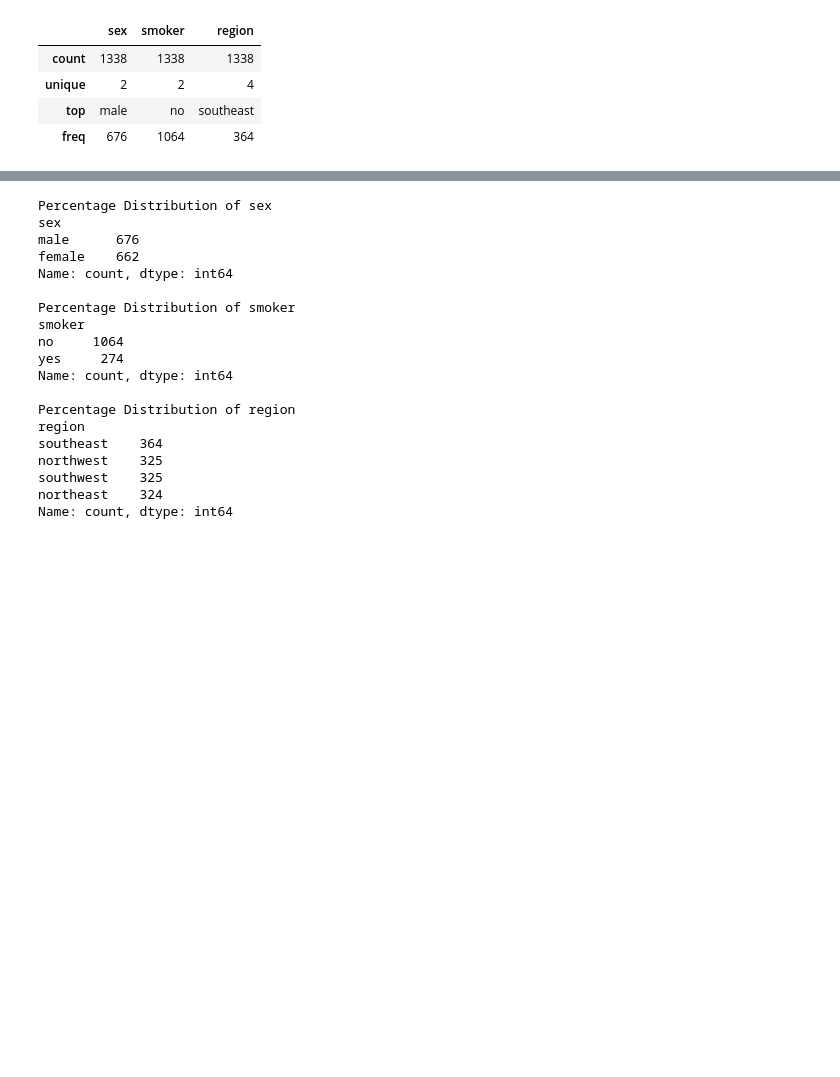
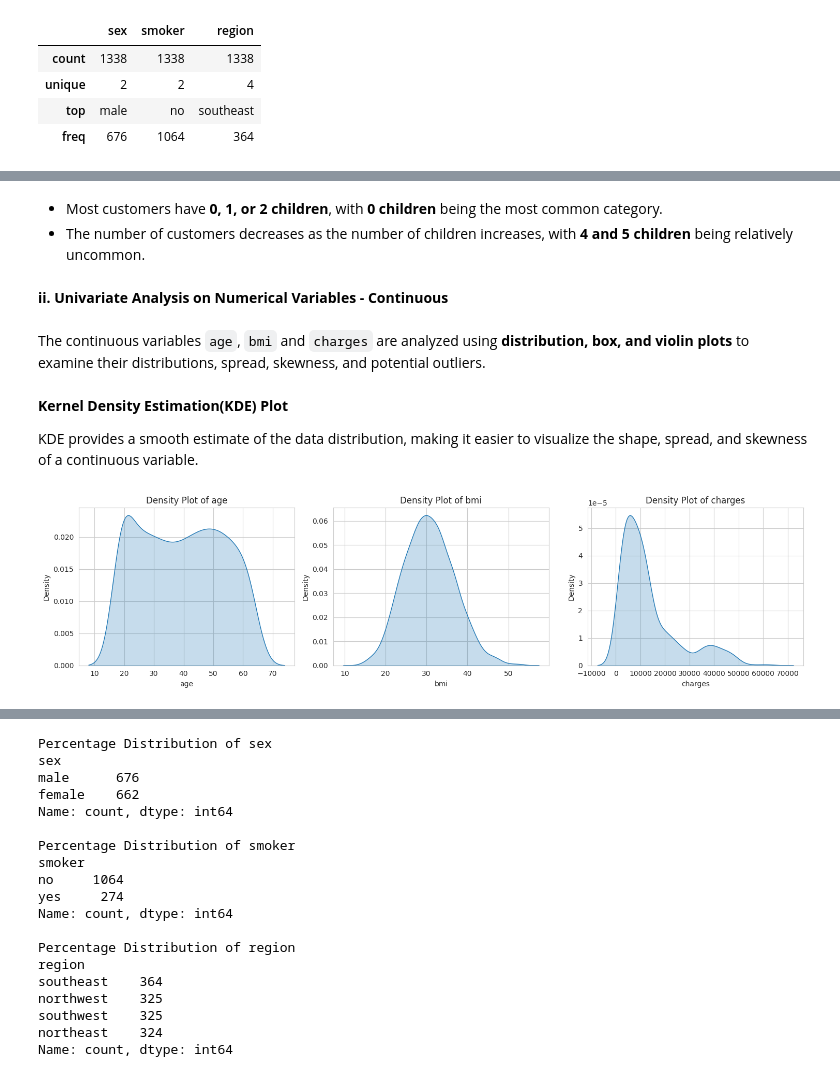
Before and after one commit to MonishDY/AI-Track, a Jupyter notebook: Capstone Project/MonishDY_230701195_Axis_Case_Study.ipynb, the cells around one changed output, grey strips where cells are left out. Saved outputs shown, nothing was run; the diff lists cells and outputs as text; code cells hidden in the pictures; blank space fills up the shorter version.

```diff
--- a/Capstone Project/MonishDY_230701195_Axis_Case_Study.ipynb
+++ b/Capstone Project/MonishDY_230701195_Axis_Case_Study.ipynb
@@ -254,0 +332,25 @@ dtype: float64
+# %% [markdown]
+- Most customers have **0, 1, or 2 children**, with **0 children** being the most common category.
+- The number of customers decreases as the number of children increases, with **4 and 5 children** being relatively uncommon.
+# %% [markdown]
+**ii. Univariate Analysis on Numerical Variables - Continuous**
+# %% [markdown]
+The continuous variables `age`, `bmi` and `charges` are analyzed using **distribution, box, and violin plots** to examine their distributions, spread, skewness, and potential outliers.
+# %% [markdown]
+**Kernel Density Estimation(KDE) Plot**
+
+KDE provides a smooth estimate of the data distribution, making it easier to visualize the shape, spread, and skewness of a continuous variable.
+# %%
+# Plot KDE for each continuous variable
+fig, axes = plt.subplots(1, 3, figsize=(15, 4))
+
+for ax, col in zip(axes, continuous_cols):
+    sns.kdeplot(data=data, x=col, fill=True, ax=ax)
+    ax.set_title(f'Density Plot of {col}')
+    ax.set_xlabel(col)
+    ax.set_ylabel('Density')
+
+plt.tight_layout()
+plt.show()
+# %% [output]
+[figure, added]
```
Also changed, not shown: parts of 141 cells of this notebook.
